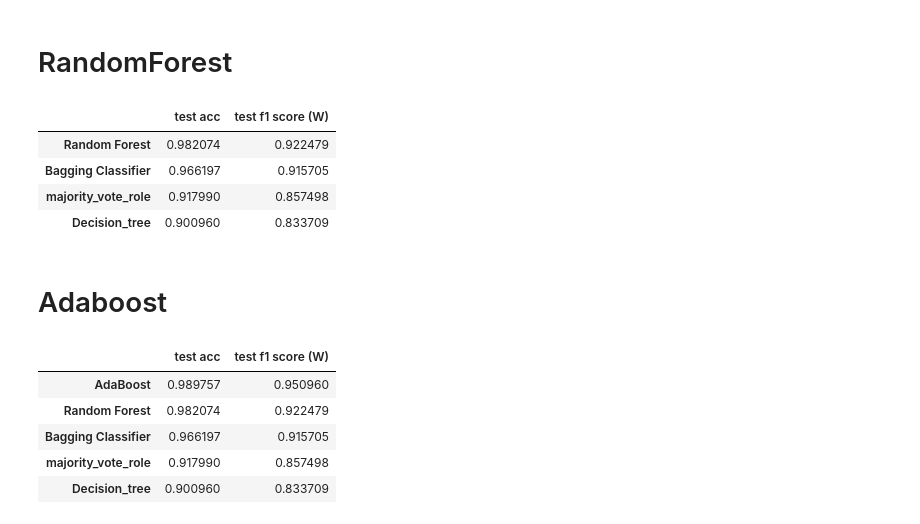
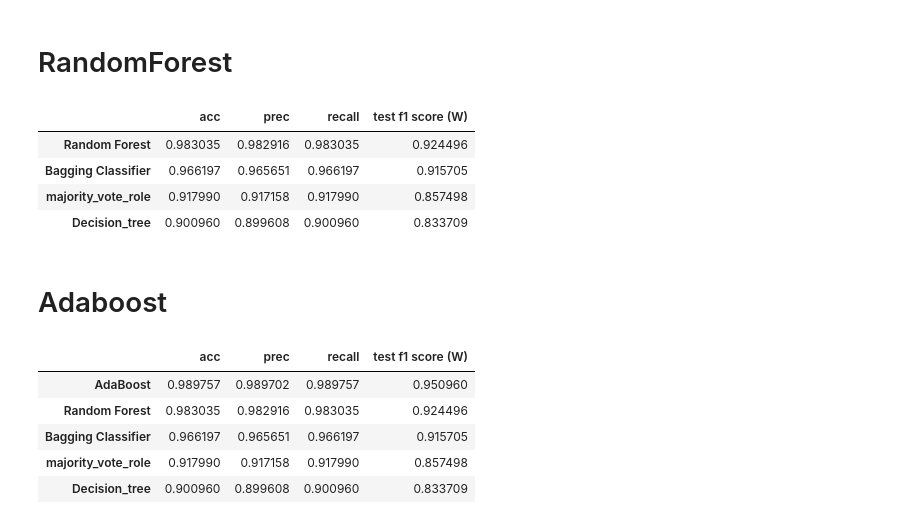
Before and after one commit to cuberhaus/MD2, a Jupyter notebook: src/meta_learning.ipynb, the cells around one changed output. Cells and saved outputs as stored; diff of their text form; code cells hidden in the pictures.

```diff
--- a/src/meta_learning.ipynb
+++ b/src/meta_learning.ipynb
@@ -147,13 +147,13 @@ from sklearn.ensemble import RandomForestClassifier
 rf = RandomForestClassifier(max_depth=200, max_features=4, n_estimators=200)
 test_model_and_save_result(rf, "Random Forest", X_train, X_test, y_train, y_test, results_df_user)
 # %%
-results_df_user.sort_values(by=['test acc'], ascending=False)
+results_df_user.sort_values(by=['acc'], ascending=False)
 # %% [output]
-|  | test acc | test f1 score (W) |
-| Random Forest | 0.982074 | 0.922479 |
-| Bagging Classifier | 0.966197 | 0.915705 |
-| majority_vote_role | 0.917990 | 0.857498 |
-| Decision_tree | 0.900960 | 0.833709 |
+|  | acc | prec | recall | test f1 score (W) |
+| Random Forest | 0.983035 | 0.982916 | 0.983035 | 0.924496 |
+| Bagging Classifier | 0.966197 | 0.965651 | 0.966197 | 0.915705 |
+| majority_vote_role | 0.917990 | 0.917158 | 0.917990 | 0.857498 |
+| Decision_tree | 0.900960 | 0.899608 | 0.900960 | 0.833709 |
 # %% [markdown]
 # Adaboost
 # %%
@@ -164,11 +164,11 @@ ABC = AdaBoostClassifier(n_estimators=200,
                          random_state=23)
 test_model_and_save_result(ABC, "AdaBoost", X_train, X_test, y_train, y_test, results_df_user)
 # %%
-results_df_user.sort_values(by=['test acc'], ascending=False)
+results_df_user.sort_values(by=['acc'], ascending=False)
 # %% [output]
-|  | test acc | test f1 score (W) |
-| AdaBoost | 0.989757 | 0.950960 |
-| Random Forest | 0.982074 | 0.922479 |
-| Bagging Classifier | 0.966197 | 0.915705 |
-| majority_vote_role | 0.917990 | 0.857498 |
-| Decision_tree | 0.900960 | 0.833709 |
+|  | acc | prec | recall | test f1 score (W) |
+| AdaBoost | 0.989757 | 0.989702 | 0.989757 | 0.950960 |
+| Random Forest | 0.983035 | 0.982916 | 0.983035 | 0.924496 |
+| Bagging Classifier | 0.966197 | 0.965651 | 0.966197 | 0.915705 |
+| majority_vote_role | 0.917990 | 0.917158 | 0.917990 | 0.857498 |
+| Decision_tree | 0.900960 | 0.899608 | 0.900960 | 0.833709 |
```
Also changed, not shown: parts of 2 cells of this notebook.
